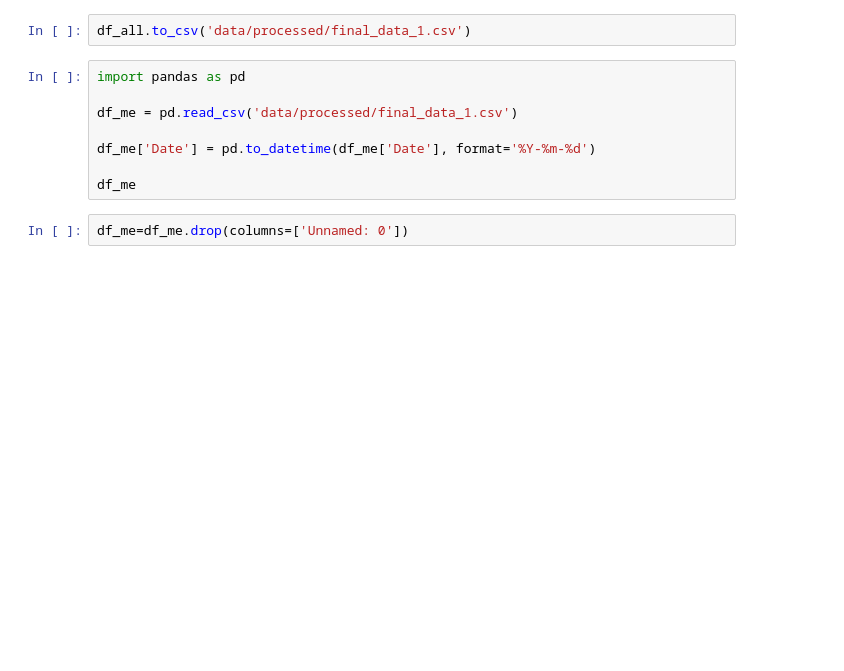
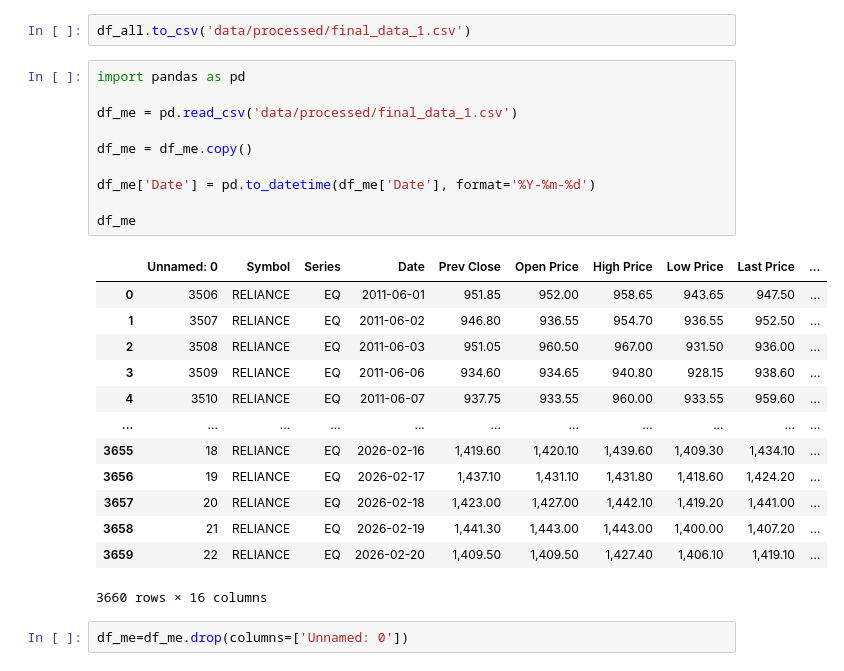
Before and after one commit to Rugved-Lohakare/smart-investment-advisor, a Jupyter notebook: data_notebook.ipynb, the cells around one changed output. Drawn from its saved outputs; the diff is of its cells as text; blank space fills up the shorter version.

```diff
--- a/data_notebook.ipynb
+++ b/data_notebook.ipynb
@@ -63,11 +238,27 @@ df_all.to_csv('data/processed/final_data_1.csv')
 # %%
 import pandas as pd
 
 df_me = pd.read_csv('data/processed/final_data_1.csv')
 
+df_me = df_me.copy()
+
 df_me['Date'] = pd.to_datetime(df_me['Date'], format='%Y-%m-%d')
 
 df_me
+# %% [output]
+|  | Unnamed: 0 | Symbol | Series | Date | Prev Close | Open Price | High Price | Low Price | Last Price | ... |
+| 0 | 3506 | RELIANCE | EQ | 2011-06-01 | 951.85 | 952.00 | 958.65 | 943.65 | 947.50 | ... |
+| 1 | 3507 | RELIANCE | EQ | 2011-06-02 | 946.80 | 936.55 | 954.70 | 936.55 | 952.50 | ... |
+| 2 | 3508 | RELIANCE | EQ | 2011-06-03 | 951.05 | 960.50 | 967.00 | 931.50 | 936.00 | ... |
+| 3 | 3509 | RELIANCE | EQ | 2011-06-06 | 934.60 | 934.65 | 940.80 | 928.15 | 938.60 | ... |
+| 4 | 3510 | RELIANCE | EQ | 2011-06-07 | 937.75 | 933.55 | 960.00 | 933.55 | 959.60 | ... |
+| ... | ... | ... | ... | ... | ... | ... | ... | ... | ... | ... |
+| 3655 | 18 | RELIANCE | EQ | 2026-02-16 | 1,419.60 | 1,420.10 | 1,439.60 | 1,409.30 | 1,434.10 | ... |
+| 3656 | 19 | RELIANCE | EQ | 2026-02-17 | 1,437.10 | 1,431.10 | 1,431.80 | 1,418.60 | 1,424.20 | ... |
+| 3657 | 20 | RELIANCE | EQ | 2026-02-18 | 1,423.00 | 1,427.00 | 1,442.10 | 1,419.20 | 1,441.00 | ... |
+| 3658 | 21 | RELIANCE | EQ | 2026-02-19 | 1,441.30 | 1,443.00 | 1,443.00 | 1,400.00 | 1,407.20 | ... |
+| 3659 | 22 | RELIANCE | EQ | 2026-02-20 | 1,409.50 | 1,409.50 | 1,427.40 | 1,406.10 | 1,419.10 | ... |
+3660 rows × 16 columns
 # %%
 df_me=df_me.drop(columns=['Unnamed: 0'])
 # %%
```
Also changed, not shown: parts of 107 cells of this notebook, 18 other files.
